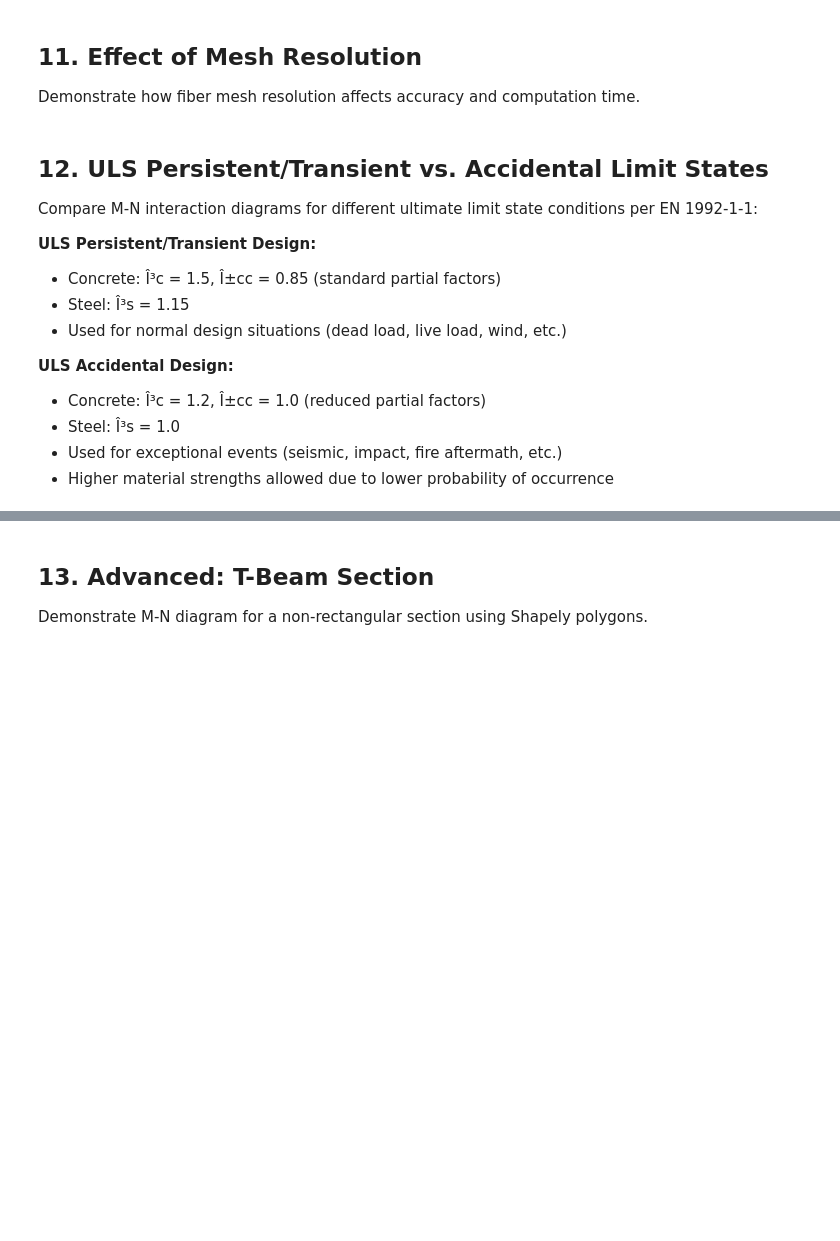
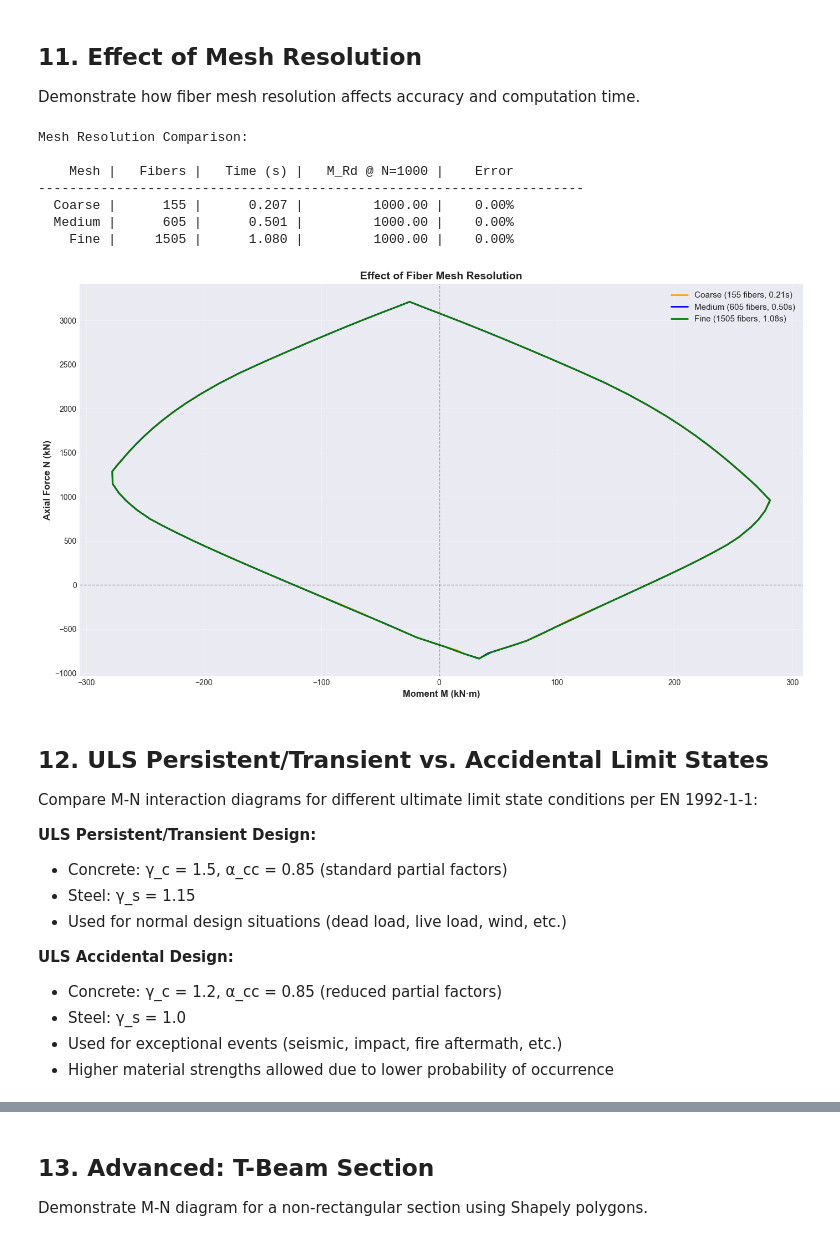
Before and after one commit to jsb2505/section_design_checks, a Jupyter notebook: examples/m_n_interaction_diagram_tutorial.ipynb, the cells around one changed output, grey strips where cells are left out. Drawn from its saved outputs; the diff is of its cells as text; code cells hidden in the pictures; blank space fills up the shorter version.

```diff
--- a/examples/m_n_interaction_diagram_tutorial.ipynb
+++ b/examples/m_n_interaction_diagram_tutorial.ipynb
@@ -697,52 +638,56 @@ for n_w, n_h, name in mesh_configs:
         'M_cap': M_cap,
     })
 
 # Print comparison
 print("Mesh Resolution Comparison:\n")
 print(f"{'Mesh':>8} | {'Fibers':>8} | {'Time (s)':>10} | {'M_Rd @ N=1000':>15} | {'Error':>8}")
 print("-" * 70)
 
 M_ref = results[-1]['M_cap']  # Use finest mesh as reference
 for r in results:
     error = abs(r['M_cap'] - M_ref) / M_ref * 100
     print(f"{r['name']:>8} | {r['fibers']:>8} | {r['time']:>10.3f} | {r['M_cap']:>15.2f} | {error:>7.2f}%")
 
 # Plot comparison
 plt.figure(figsize=(14, 8))
 
 colors = ['orange', 'blue', 'green']
 for r, color in zip(results, colors):
     label = f"{r['name']} ({r['fibers']} fibers, {r['time']:.2f}s)"
     plt.plot(r['M'], r['N'], color=color, linewidth=2, label=label)
 
 plt.axhline(y=0, color='k', linestyle='--', alpha=0.3, linewidth=1)
 plt.axvline(x=0, color='k', linestyle='--', alpha=0.3, linewidth=1)
 
-plt.xlabel('Moment M (kNÂ·m)', fontsize=12, fontweight='bold')
+plt.xlabel('Moment M (kN·m)', fontsize=12, fontweight='bold')
 plt.ylabel('Axial Force N (kN)', fontsize=12, fontweight='bold')
 plt.title('Effect of Fiber Mesh Resolution', fontsize=14, fontweight='bold')
 plt.grid(True, alpha=0.3)
 plt.legend(loc='upper right', fontsize=11)
 plt.tight_layout()
 plt.show()
-
-print("\nConclusion:")
-print("Medium mesh (20Ã—30) provides excellent accuracy (<0.5% error) with")
-print("reasonable computation time. Use coarse mesh for preliminary design")
-print("and fine mesh only when very high precision is required.")
+# %% [output]
+Mesh Resolution Comparison:
+
+    Mesh |   Fibers |   Time (s) |   M_Rd @ N=1000 |    Error
+----------------------------------------------------------------------
+  Coarse |      155 |      0.207 |         1000.00 |    0.00%
+  Medium |      605 |      0.501 |         1000.00 |    0.00%
+    Fine |     1505 |      1.080 |         1000.00 |    0.00%
+[figure, added]
 # %% [markdown]
 ## 12. ULS Persistent/Transient vs. Accidental Limit States
 
 Compare M-N interaction diagrams for different ultimate limit state conditions per EN 1992-1-1:
 
 **ULS Persistent/Transient Design:**
-- Concrete: Î³c = 1.5, Î±cc = 0.85 (standard partial factors)
-- Steel: Î³s = 1.15
+- Concrete: γ_c = 1.5, α_cc = 0.85 (standard partial factors)
+- Steel: γ_s = 1.15
 - Used for normal design situations (dead load, live load, wind, etc.)
 
 **ULS Accidental Design:**
-- Concrete: Î³c = 1.2, Î±cc = 1.0 (reduced partial factors)
-- Steel: Î³s = 1.0
+- Concrete: γ_c = 1.2, α_cc = 0.85 (reduced partial factors)
+- Steel: γ_s = 1.0
 - Used for exceptional events (seismic, impact, fire aftermath, etc.)
 - Higher material strengths allowed due to lower probability of occurrence
 # %%
```
Also changed, not shown: parts of 15 cells of this notebook, 10 other files.
